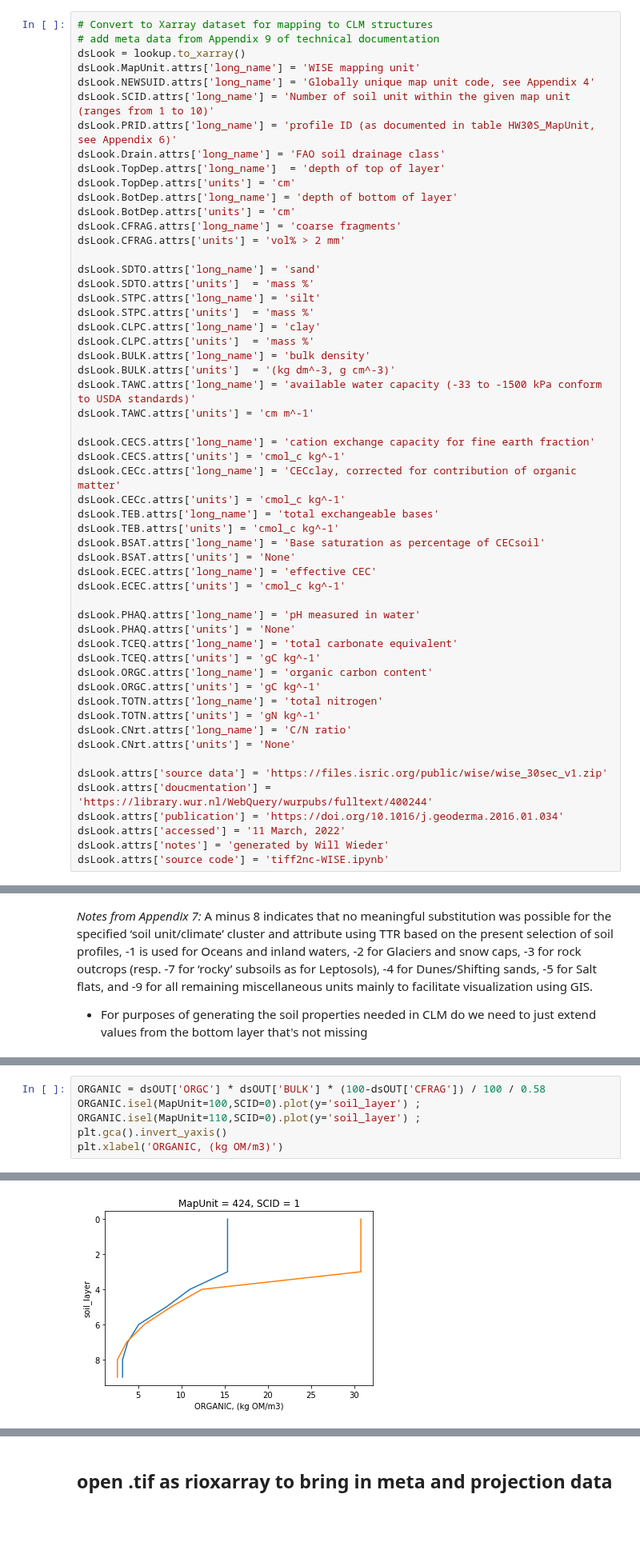
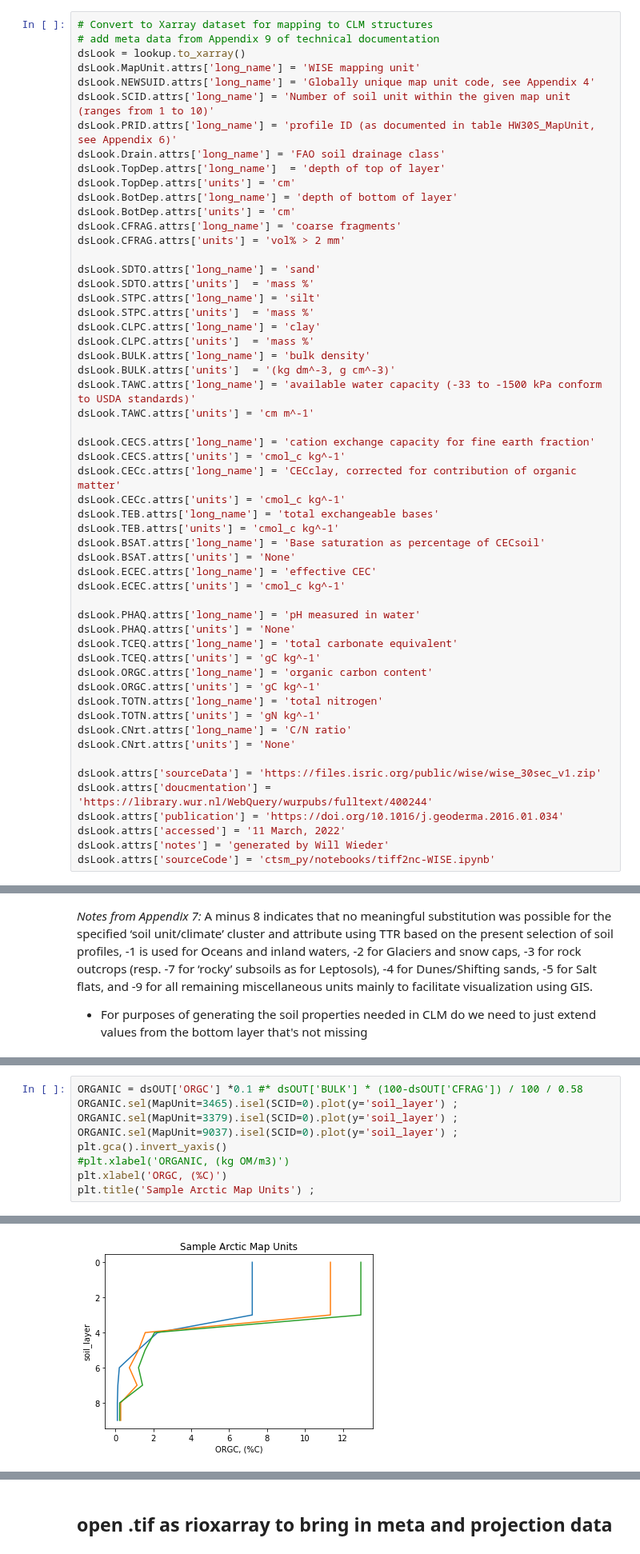
Before and after one commit to wwieder/ctsm_py, a Jupyter notebook: notebooks/tiff2nc-WISE.ipynb, the cells around one changed output, grey strips where cells are left out. Shown at 80% size. Drawn from its saved outputs; the diff is of its cells as text; blank space fills up the shorter version.

```diff
--- a/notebooks/tiff2nc-WISE.ipynb
+++ b/notebooks/tiff2nc-WISE.ipynb
@@ -125,12 +125,12 @@ dsLook.TOTN.attrs['units'] = 'gN kg^-1'
 dsLook.CNrt.attrs['long_name'] = 'C/N ratio'
 dsLook.CNrt.attrs['units'] = 'None'
 
-dsLook.attrs['source data'] = 'https://files.isric.org/public/wise/wise_30sec_v1.zip'
+dsLook.attrs['sourceData'] = 'https://files.isric.org/public/wise/wise_30sec_v1.zip'
 dsLook.attrs['doucmentation'] = 'https://library.wur.nl/WebQuery/wurpubs/fulltext/400244'
 dsLook.attrs['publication'] = 'https://doi.org/10.1016/j.geoderma.2016.01.034'
 dsLook.attrs['accessed'] = '11 March, 2022'
 dsLook.attrs['notes'] = 'generated by Will Wieder'
-dsLook.attrs['source code'] = 'tiff2nc-WISE.ipynb'
+dsLook.attrs['sourceCode'] = 'ctsm_py/notebooks/tiff2nc-WISE.ipynb'
 # %%
 ## Open file with target dimensions for CLM
 CLMin = '/glade/p/cesmdata/cseg/inputdata/lnd/clm2/rawdata/mksrf_soitex.10level.c010119.nc'
@@ -232,7 +232,10 @@ dsOUT['PCT_SAND'].isel(MapUnit=1,SCID=0).plot() ;
 # %%
-ORGANIC = dsOUT['ORGC'] * dsOUT['BULK'] * (100-dsOUT['CFRAG']) / 100 / 0.58
-ORGANIC.isel(MapUnit=100,SCID=0).plot(y='soil_layer') ;
-ORGANIC.isel(MapUnit=110,SCID=0).plot(y='soil_layer') ;
+ORGANIC = dsOUT['ORGC'] *0.1 #* dsOUT['BULK'] * (100-dsOUT['CFRAG']) / 100 / 0.58
+ORGANIC.sel(MapUnit=3465).isel(SCID=0).plot(y='soil_layer') ;
+ORGANIC.sel(MapUnit=3379).isel(SCID=0).plot(y='soil_layer') ;
+ORGANIC.sel(MapUnit=9037).isel(SCID=0).plot(y='soil_layer') ;
 plt.gca().invert_yaxis()
-plt.xlabel('ORGANIC, (kg OM/m3)')
+#plt.xlabel('ORGANIC, (kg OM/m3)')
+plt.xlabel('ORGC, (%C)')
+plt.title('Sample Arctic Map Units') ;
 # %% [output]
@@ -240 +242 @@ Text(0.5, 0, 'ORGANIC, (kg OM/m3)')
-[figure, old version]
+[figure, new version]
```
Also changed, not shown: parts of 12 cells of this notebook, 1 other file.
